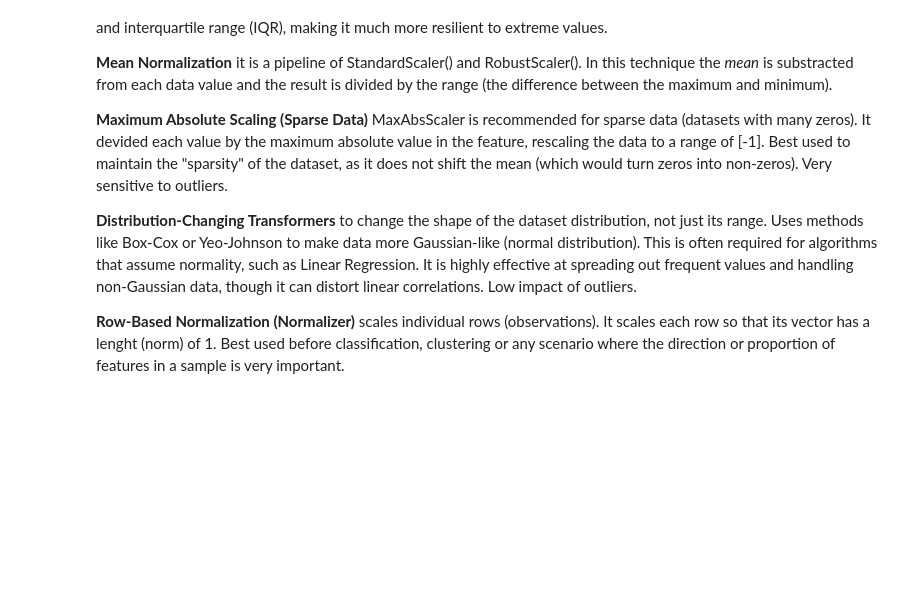
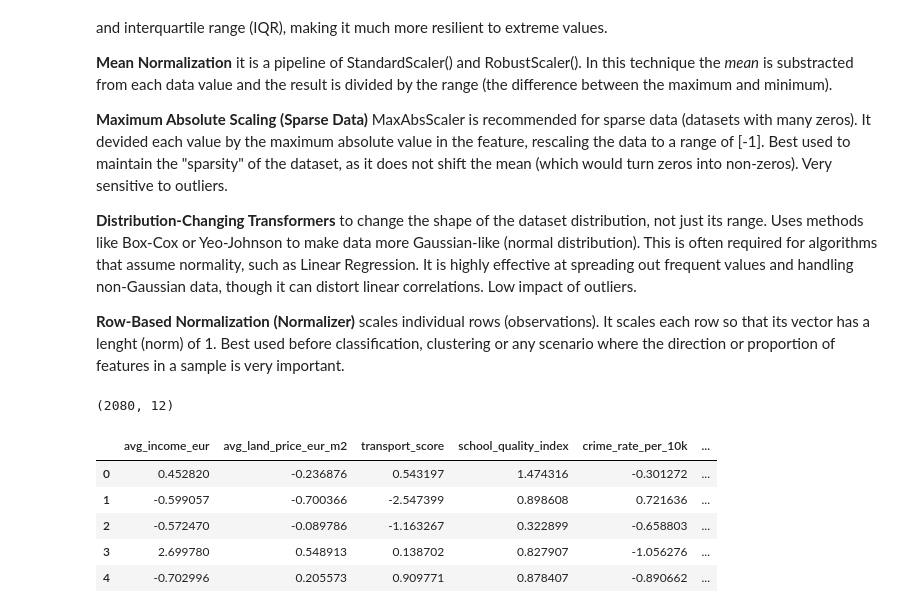
Before and after one commit to AnnaKusia/https-classroom.github.com-a-vi8Otmbm, a Jupyter notebook: HDipl_L8_ML_CA2_sba24023_Anna_Les.ipynb, the cells around one changed output. Cells and saved outputs as stored; diff of their text form; code cells hidden in the pictures; blank space fills up the shorter version.

```diff
--- a/HDipl_L8_ML_CA2_sba24023_Anna_Les.ipynb
+++ b/HDipl_L8_ML_CA2_sba24023_Anna_Les.ipynb
@@ -1214,0 +1222,26 @@ Low impact of outliers.
+# %%
+X.shape
+# %% [output]
+(2080, 12)
+# %%
+# creating the sequential pipeline
+# original data -> RobustScaler -> StandardScaler
+pipeline = Pipeline(steps=[
+    ('robust', RobustScaler()),  #the first pass neutralizes influence of outliers
+    ('standard', StandardScaler())  #ensures data is perfectly centered
+])
+# %%
+# fitting and transforming the entire dataset
+scaled=pipeline.fit_transform(new_df)
+# %%
+# creating a new DataFrame
+df_scaled=pd.DataFrame(scaled, columns=new_df.columns)
+# %%
+df_scaled.head()
+# %% [output]
+|  | avg_income_eur | avg_land_price_eur_m2 | transport_score | school_quality_index | crime_rate_per_10k | ... |
+| 0 | 0.452820 | -0.236876 | 0.543197 | 1.474316 | -0.301272 | ... |
+| 1 | -0.599057 | -0.700366 | -2.547399 | 0.898608 | 0.721636 | ... |
+| 2 | -0.572470 | -0.089786 | -1.163267 | 0.322899 | -0.658803 | ... |
+| 3 | 2.699780 | 0.548913 | 0.138702 | 0.827907 | -1.056276 | ... |
+| 4 | -0.702996 | 0.205573 | 0.909771 | 0.878407 | -0.890662 | ... |
```
Also changed, not shown: parts of 2 cells of this notebook.
